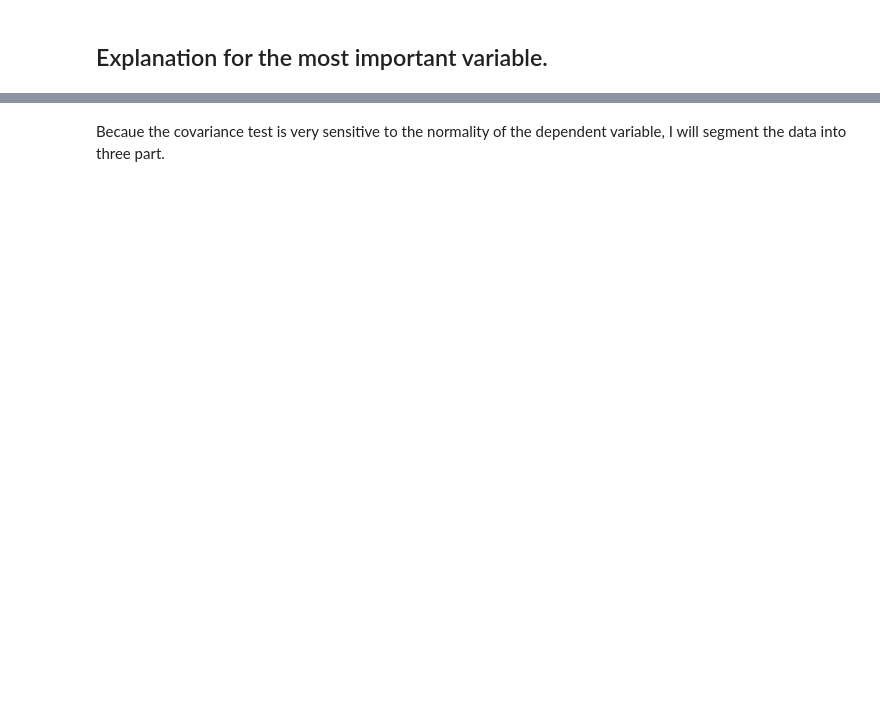
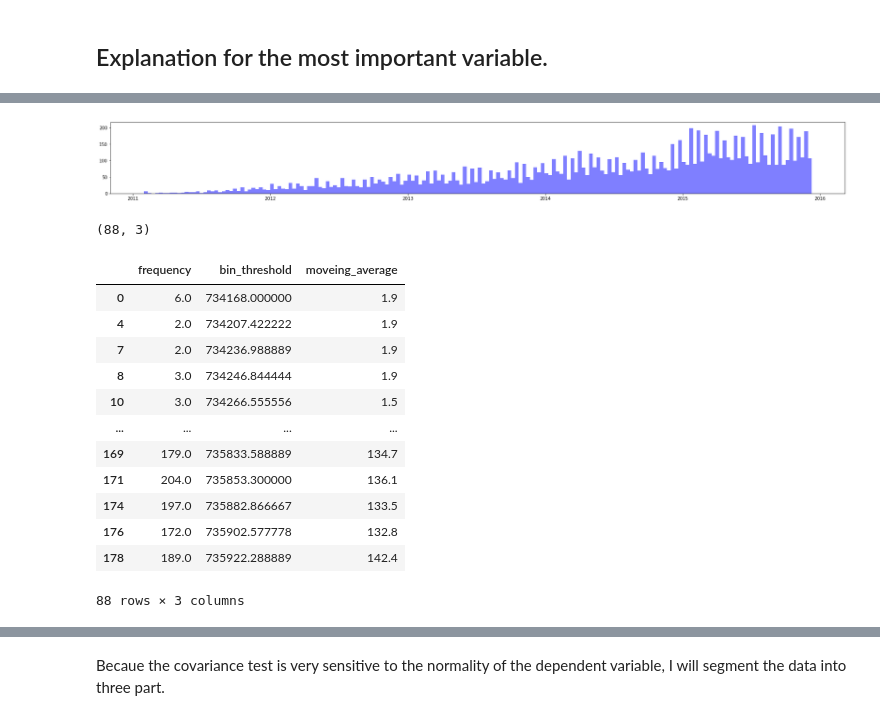
Before and after one commit to crazywiden/Leetcode_daily_submit, a Jupyter notebook: 20e/Employee retention.ipynb, the cells around one changed output, grey strips where cells are left out. Drawn from its saved outputs; the diff is of its cells as text; code cells hidden in the pictures; blank space fills up the shorter version.

```diff
--- a/20e/Employee retention.ipynb
+++ b/20e/Employee retention.ipynb
@@ -621,0 +569,30 @@ Because the rows need to be normal and they need to be mutually independent.
+# %%
+dt0 = dt[dt['quit_date'].isna()]
+(n0, bins0, patches0) =plt.hist(dt0['join_date'], interval, facecolor='blue', alpha=0.5)
+plt.rcParams["figure.figsize"] = (30,3)
+plt.show()
+fre_bin0 = pd.DataFrame((n0, bins0)).T
+fre_bin0.columns = ['frequency','bin_threshold']
+n=10
+ma0 = fre_bin0.frequency.rolling(window=n).mean()
+ma0 = ma0.fillna(ma0[n+1])
+fre_bin0['moveing_average'] = ma0
+fre_ge_ma0 = fre_bin0[fre_bin0['frequency']>fre_bin0['moveing_average']]
+print(fre_ge_ma0.shape)
+fre_ge_ma0
+# %% [output]
+[figure, added]
+(88, 3)
+|  | frequency | bin_threshold | moveing_average |
+| 0 | 6.0 | 734168.000000 | 1.9 |
+| 4 | 2.0 | 734207.422222 | 1.9 |
+| 7 | 2.0 | 734236.988889 | 1.9 |
+| 8 | 3.0 | 734246.844444 | 1.9 |
+| 10 | 3.0 | 734266.555556 | 1.5 |
+| ... | ... | ... | ... |
+| 169 | 179.0 | 735833.588889 | 134.7 |
+| 171 | 204.0 | 735853.300000 | 136.1 |
+| 174 | 197.0 | 735882.866667 | 133.5 |
+| 176 | 172.0 | 735902.577778 | 132.8 |
+| 178 | 189.0 | 735922.288889 | 142.4 |
+88 rows × 3 columns
```
Also changed, not shown: parts of 50 cells of this notebook.
